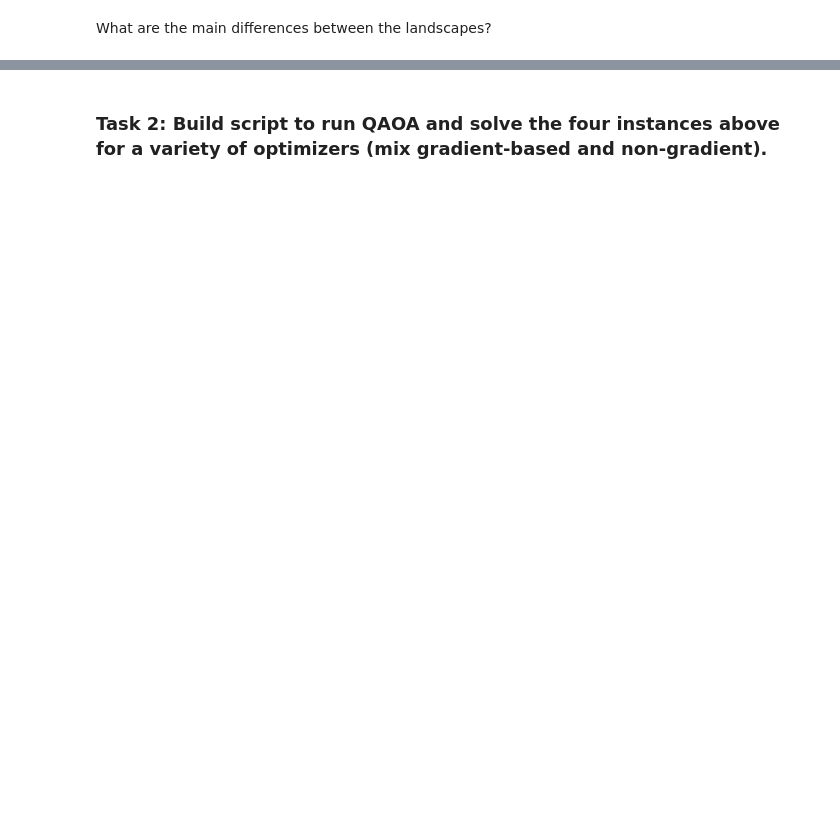
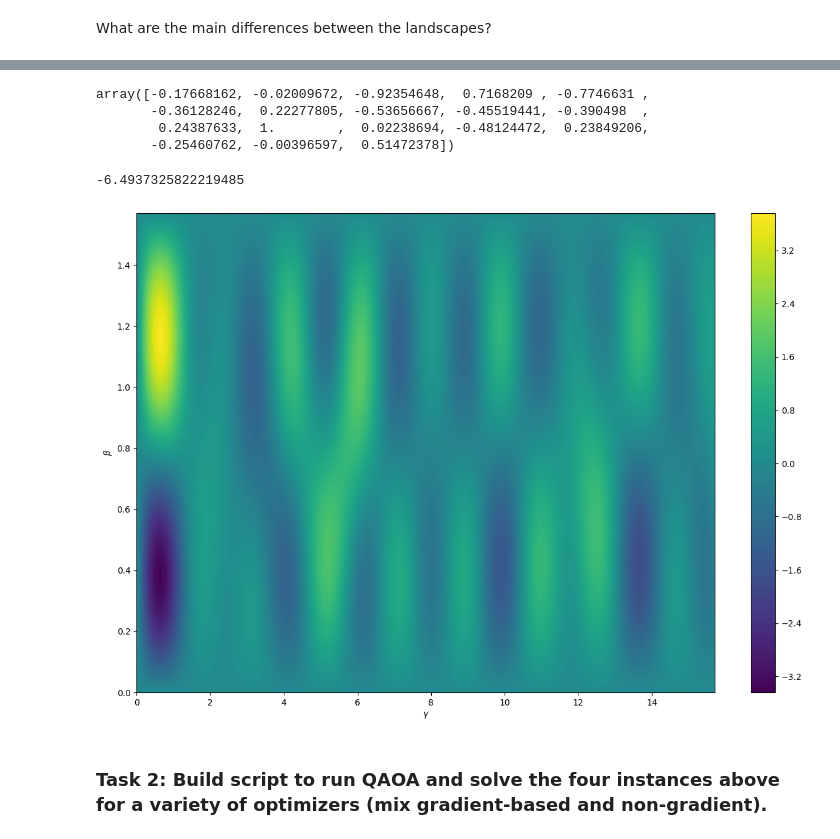
Before and after one commit to kidiki/openqaoa, a Jupyter notebook: Assignments/001_Assignment_KDK.ipynb, the cells around one changed output, grey strips where cells are left out. Saved outputs shown, nothing was run; the diff lists cells and outputs as text; code cells hidden in the pictures; blank space fills up the shorter version.

```diff
--- a/Assignments/001_Assignment_KDK.ipynb
+++ b/Assignments/001_Assignment_KDK.ipynb
@@ -156,0 +185,8 @@ What are the main differences between the landscapes?
+# %%
+rescaled_weights = maxcut_qubo.weights / np.abs(np.max(maxcut_qubo.weights))
+rescaled_weights
+# %% [output]
+array([-0.17668162, -0.02009672, -0.92354648,  0.7168209 , -0.7746631 ,
+       -0.36128246,  0.22277805, -0.53656667, -0.45519441, -0.390498  ,
+        0.24387633,  1.        ,  0.02238694, -0.48124472,  0.23849206,
+       -0.25460762, -0.00396597,  0.51472378])
@@ -156,0 +197,5 @@ What are the main differences between the landscapes?
+# %%
+analytical_energy_rescaled, configuration_rescaled = ground_state_hamiltonian(cost_hamiltonian_rescaled)
+analytical_energy_rescaled
+# %% [output]
+-6.4937325822219485
@@ -157,3 +204,14 @@ What are the main differences between the landscapes?
+# %%
+plt.contourf(cost_landscape_std_rescaled, cmap='viridis', levels=100, extent=(gammas[0],gammas[-1],betas[0],betas[-1]))
+
+#plt.title(r'Cost Landscape for Standard Parameterization for $\sigma$={}'.format(sigma))
+plt.xlabel(r'$\gamma$')
+plt.ylabel(r'$\beta$')
+plt.colorbar()
+plt.savefig("cost_landscape_sigma={}_rescaled.png".format(sigma))
+plt.show()
+# %% [output]
+[figure, added]
 # %% [markdown]
 ### Task 2: Build script to run QAOA and solve the four instances above for a variety of optimizers (mix gradient-based and non-gradient).
 # %%
```
Also changed, not shown: parts of 10 cells of this notebook, 1 other file.
